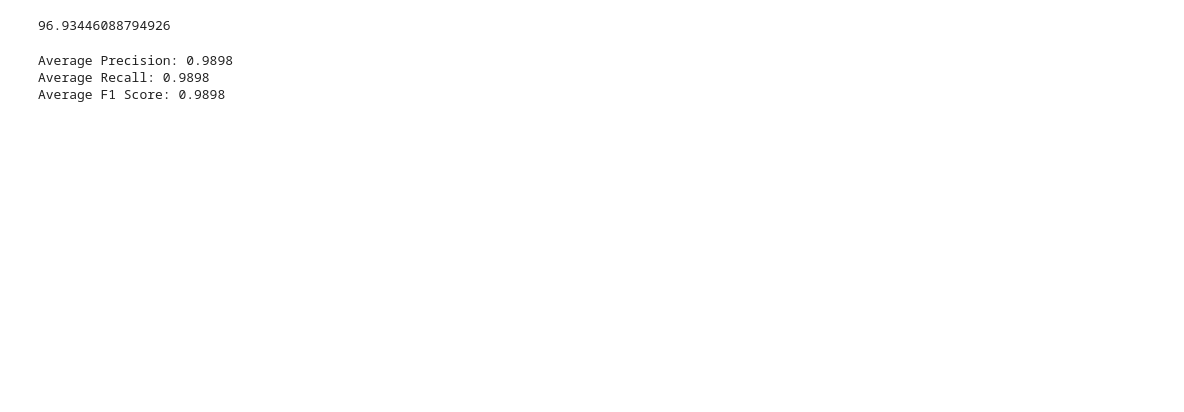
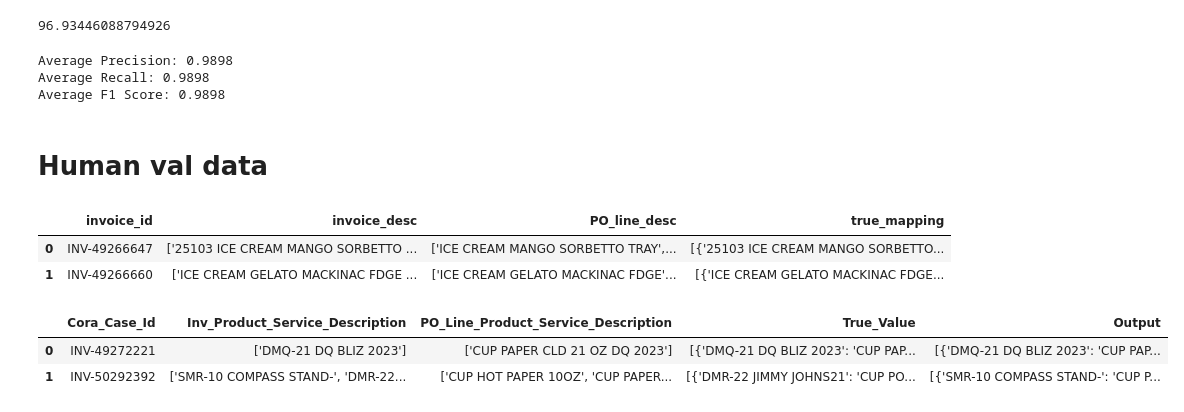
Before and after one commit to Dharshan4038/Invoice_Purchase_Order_Match, a Jupyter notebook: weighted_inv_po.ipynb, the cells around one changed output. Drawn from its saved outputs; the diff is of its cells as text; code cells hidden in the pictures; blank space fills up the shorter version.

Commit message:
Human Val data

```diff
--- a/weighted_inv_po.ipynb
+++ b/weighted_inv_po.ipynb
@@ -538,3 +445,5 @@ print(f"Average F1 Score: {average_f1_score:.4f}")
 Average Precision: 0.9898
 Average Recall: 0.9898
 Average F1 Score: 0.9898
+# %% [markdown]
+# Human val data
@@ -540,0 +513,14 @@ Average F1 Score: 0.9898
+# %%
+val_df = pd.read_csv("/content/drive/MyDrive/Invoice_PO_Match/validation_formatted 1.csv")
+val_df.head(2)
+# %% [output]
+|  | invoice_id | invoice_desc | PO_line_desc | true_mapping |
+| 0 | INV-49266647 | ['25103 ICE CREAM MANGO SORBETTO ... | ['ICE CREAM MANGO SORBETTO TRAY',... | [{'25103 ICE CREAM MANGO SORBETTO... |
+| 1 | INV-49266660 | ['ICE CREAM GELATO MACKINAC FDGE ... | ['ICE CREAM GELATO MACKINAC FDGE'... | [{'ICE CREAM GELATO MACKINAC FDGE... |
+# %%
+hval = pd.read_csv("/content/drive/MyDrive/Invoice_PO_Match/Test-Data_red_prompt.csv")
+hval.head(2)
+# %% [output]
+|  | Cora_Case_Id | Inv_Product_Service_Description | PO_Line_Product_Service_Description | True_Value | Output |
+| 0 | INV-49272221 | ['DMQ-21 DQ BLIZ 2023'] | ['CUP PAPER CLD 21 OZ DQ 2023'] | [{'DMQ-21 DQ BLIZ 2023': 'CUP PAP... | [{'DMQ-21 DQ BLIZ 2023': 'CUP PAP... |
+| 1 | INV-50292392 | ['SMR-10 COMPASS STAND-', 'DMR-22... | ['CUP HOT PAPER 10OZ', 'CUP PAPER... | [{'DMR-22 JIMMY JOHNS21': 'CUP PO... | [{'SMR-10 COMPASS STAND-': 'CUP P... |
```
Also changed, not shown: parts of 18 cells of this notebook.
